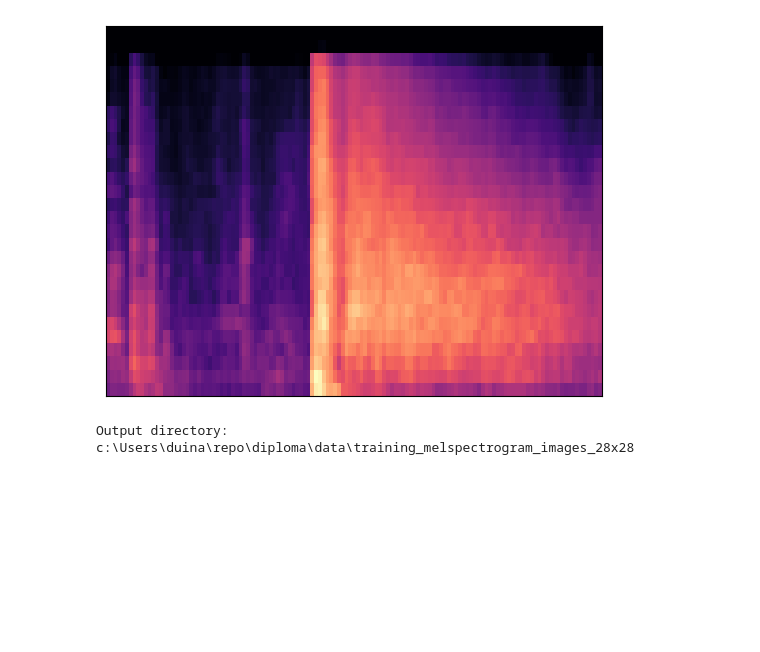
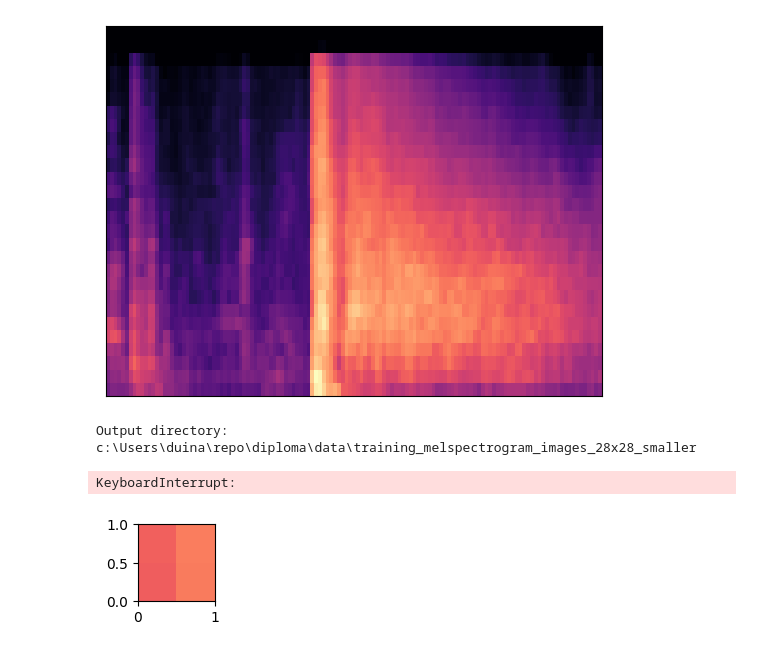
Before and after one commit to duinage/MoA_plus, a Jupyter notebook: parse_audio_to_melspectrograms.ipynb, the cells around one changed output. Saved outputs shown, nothing was run; the diff lists cells and outputs as text; code cells hidden in the pictures; blank space fills up the shorter version.

```diff
--- a/parse_audio_to_melspectrograms.ipynb
+++ b/parse_audio_to_melspectrograms.ipynb
@@ -11,7 +11,7 @@ import matplotlib.pyplot as plt
 SOURCE = "training" # test/training
 DATA_DIR = f"data/"
 ANNOTATION_CSV = f'data/{SOURCE}.csv'
-OUTPUT_DIR = f'data/{SOURCE}_melspectrogram_images_28x28'
+OUTPUT_DIR = f'data/{SOURCE}_melspectrogram_images_28x28_smaller'
 PATH_COL = 'path'
 LABEL_COL = 'label'
 
@@ -50,26 +50,36 @@ librosa.display.specshow(mel_spec_db, sr=TARGET_SR, hop_length=HOP_LENGTH)
 os.makedirs(OUTPUT_DIR, exist_ok=True)
 print(f"Output directory: {os.path.abspath(OUTPUT_DIR)}")
 # %% [output]
-Output directory: c:\Users\duina\repo\diploma\data\training_melspectrogram_images_28x28
+Output directory: c:\Users\duina\repo\diploma\data\training_melspectrogram_images_28x28_smaller
 # %%
 annotations_df = pd.read_csv(ANNOTATION_CSV)
+
+counter_0 = 0
+counter_1 = 0
 for index, row in tqdm(annotations_df.iterrows(), total=annotations_df.shape[0]):
     relative_audio_path = row[PATH_COL]
     label = row[LABEL_COL]
 
     full_audio_path = os.path.join(DATA_DIR, relative_audio_path)
     mel_spec_db = create_mel_spectrogram(full_audio_path, TARGET_SR, N_FFT, HOP_LENGTH, N_MELS)
 
     if mel_spec_db is not None:
 
-        labels_safety = {4,0,2} # vehicle, communication, footsteps
-        labels_danger = {1,3,5,6} # gunshot, shelling, helicopter, fighter
+        # labels_safety = {4,0,2} # vehicle, communication, footsteps
+        # labels_danger = {1,3,5,6} # gunshot, shelling, helicopter, fighter
 
-        if label in labels_safety:
-            new_label = 0 # safety / regular sound
+        if label == 0:
+            new_label = 0 # safety / regular sound / just communication
+            counter_0 += 1
+        elif label == 1:
+            new_label = 1 # danger / alarm sound / gunshot started
+            counter_1 += 1
         else:
-            new_label = 1 # danger / alarm sound
+            continue
 
         output_filename = f"id{index}_label{new_label}.png"
         output_path = os.path.join(OUTPUT_DIR, output_filename)
         save_spectrogram_image(mel_spec_db, output_path, TARGET_SR, HOP_LENGTH, FIG_SIZE, IMG_DPI)
+# %% [output]
+KeyboardInterrupt:
+[figure, added]
```
Also changed, not shown: parts of 1 cell of this notebook, 1 other file.
